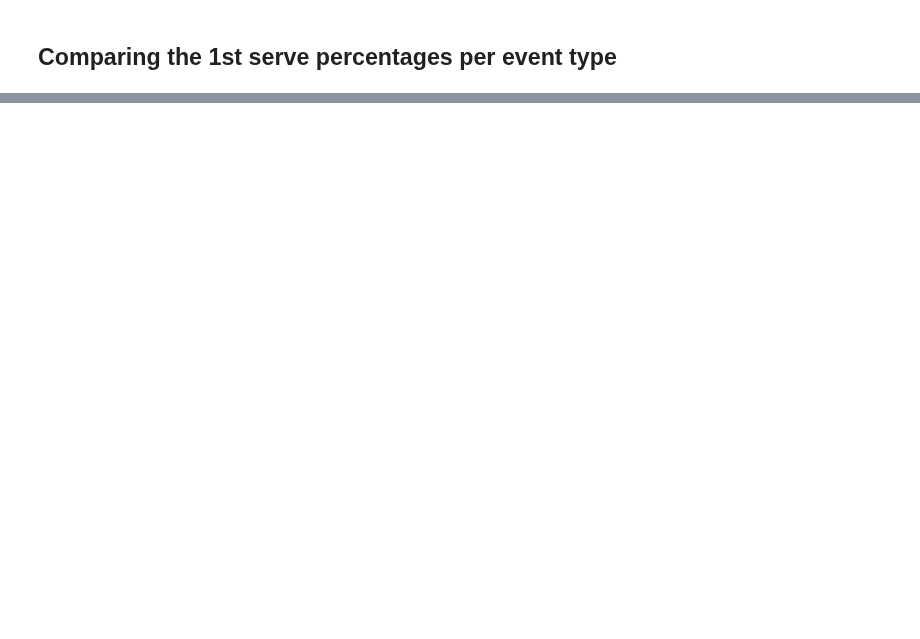
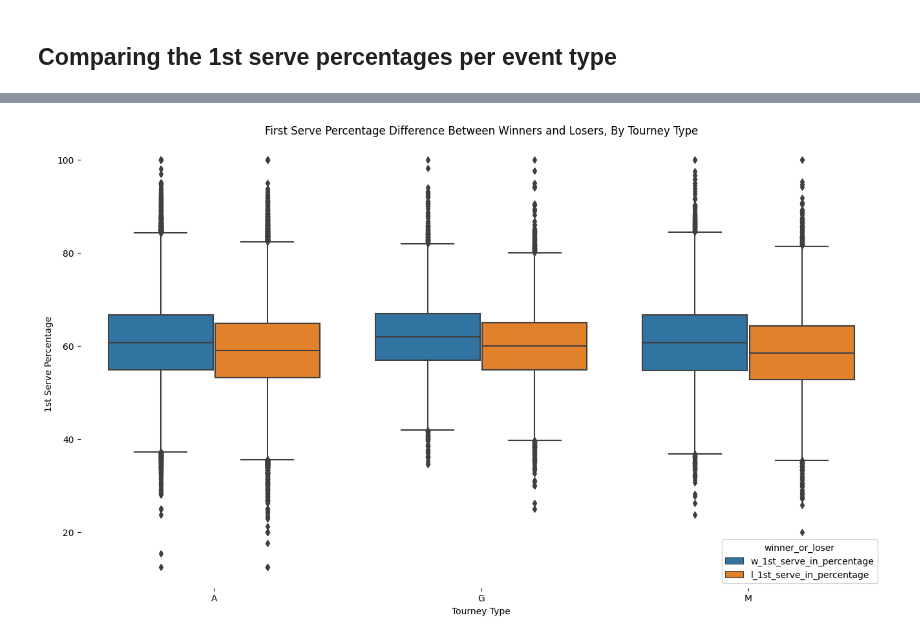
Before and after one commit to YoavWeller/Tennis_Analysis, a Jupyter notebook: tennis_analysis.ipynb, the cells around one changed output, grey strips where cells are left out. Saved outputs shown, nothing was run; the diff lists cells and outputs as text; code cells hidden in the pictures; blank space fills up the shorter version.

```diff
--- a/tennis_analysis.ipynb
+++ b/tennis_analysis.ipynb
@@ -786,15 +813,17 @@ first_serve_by_tourney_level_aggregated_df
 # %%
 # Creating the plot
 plt.figure(figsize=(16,9))
-first_serve_percentage_by_event_type_plot = sns.boxplot(data=first_serve_by_tourney_level_df, x="tourney_level", y="first_serve_percentage", hue="winner_or_loser")
+first_serve_percentage_by_event_type_plot = sns.boxplot(data=first_serve_in_melted_df, x="tourney_level", y="first_serve_percentage", hue="winner_or_loser")
 
 # Removing the frame
 sns.despine(left=True, bottom=True)
 
 # Titles
 first_serve_percentage_by_event_type_plot.set_xlabel("Tourney Type")
 first_serve_percentage_by_event_type_plot.set_ylabel("1st Serve Percentage")
 first_serve_percentage_by_event_type_plot.set_title("First Serve Percentage Difference Between Winners and Losers, By Tourney Type")
 
 # Showing the plot
 plt.show()
+# %% [output]
+[figure, added]
```
Also changed, not shown: parts of 8 cells of this notebook.
